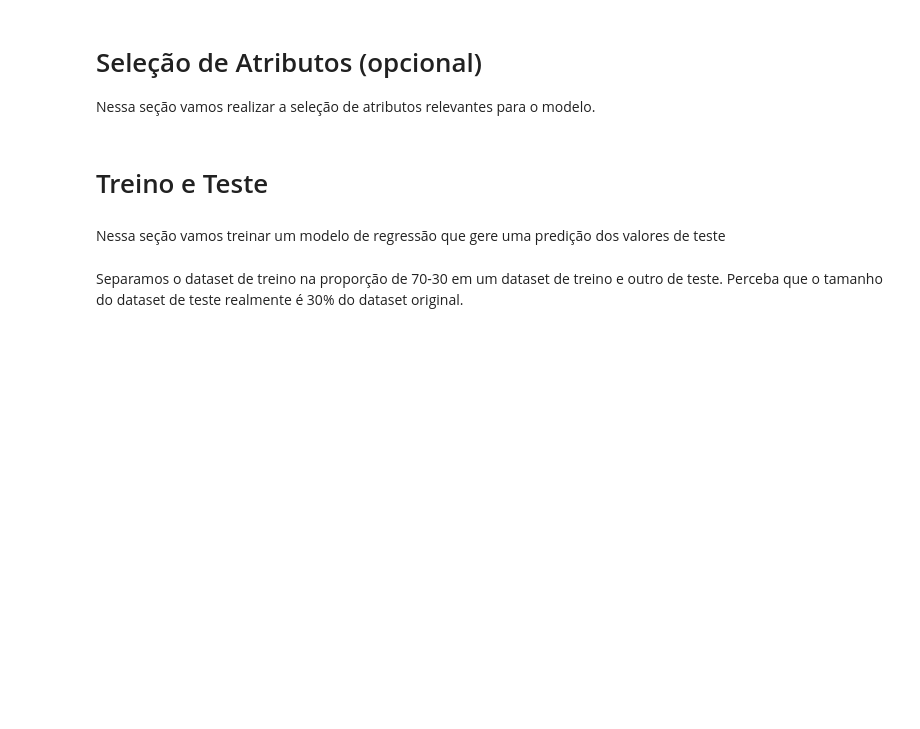
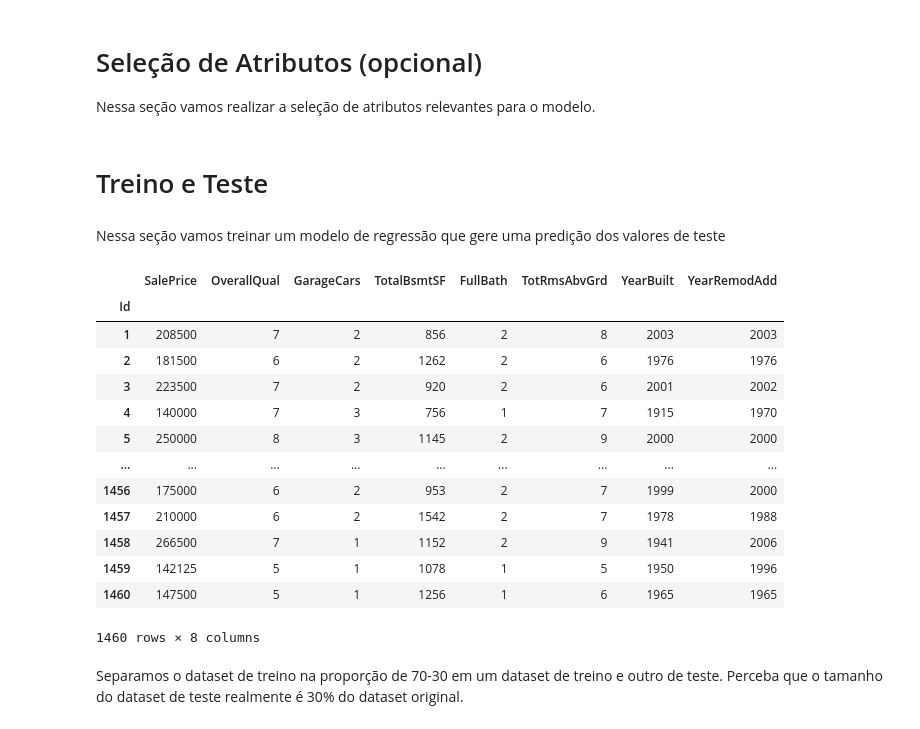
Before and after one commit to FernandoZanchitta/DSChallenge2019, a Jupyter notebook: src/house_pricing.ipynb, the cells around one changed output. Drawn from its saved outputs; the diff is of its cells as text; code cells hidden in the pictures; blank space fills up the shorter version.

```diff
--- a/src/house_pricing.ipynb
+++ b/src/house_pricing.ipynb
@@ -385,3 +391,20 @@ test_Y = list(test_Y)
+# %%
+new_train
+# %% [output]
+|  | SalePrice | OverallQual | GarageCars | TotalBsmtSF | FullBath | TotRmsAbvGrd | YearBuilt | YearRemodAdd |
+| Id |  |  |  |  |  |  |  |  |
+| 1 | 208500 | 7 | 2 | 856 | 2 | 8 | 2003 | 2003 |
+| 2 | 181500 | 6 | 2 | 1262 | 2 | 6 | 1976 | 1976 |
+| 3 | 223500 | 7 | 2 | 920 | 2 | 6 | 2001 | 2002 |
+| 4 | 140000 | 7 | 3 | 756 | 1 | 7 | 1915 | 1970 |
+| 5 | 250000 | 8 | 3 | 1145 | 2 | 9 | 2000 | 2000 |
+| ... | ... | ... | ... | ... | ... | ... | ... | ... |
+| 1456 | 175000 | 6 | 2 | 953 | 2 | 7 | 1999 | 2000 |
+| 1457 | 210000 | 6 | 2 | 1542 | 2 | 7 | 1978 | 1988 |
+| 1458 | 266500 | 7 | 1 | 1152 | 2 | 9 | 1941 | 2006 |
+| 1459 | 142125 | 5 | 1 | 1078 | 1 | 5 | 1950 | 1996 |
+| 1460 | 147500 | 5 | 1 | 1256 | 1 | 6 | 1965 | 1965 |
+1460 rows × 8 columns
 # %% [markdown]
 Separamos o dataset de treino na proporção de 70-30 em um dataset de treino e outro de teste. Perceba que o tamanho do dataset de teste realmente é 30% do dataset original.
 # %%
```
Also changed, not shown: parts of 13 cells of this notebook, 4 other files.
